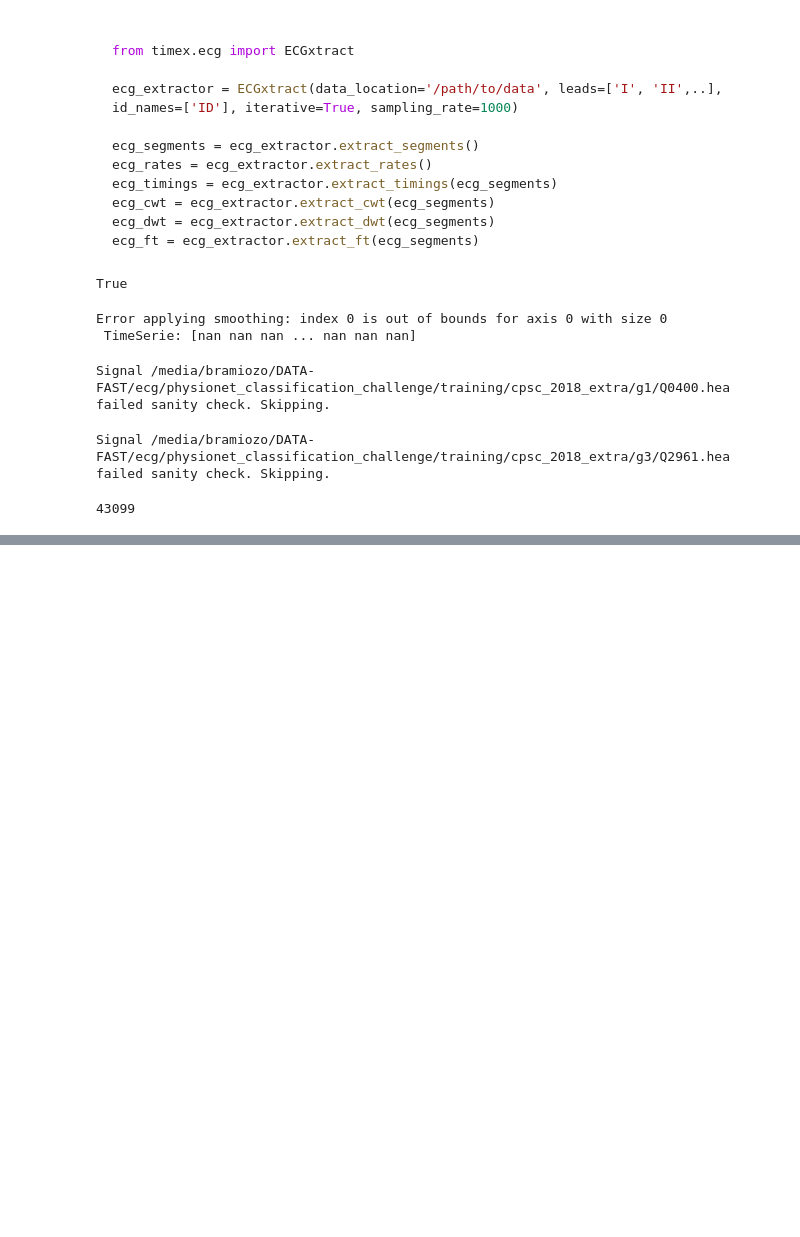
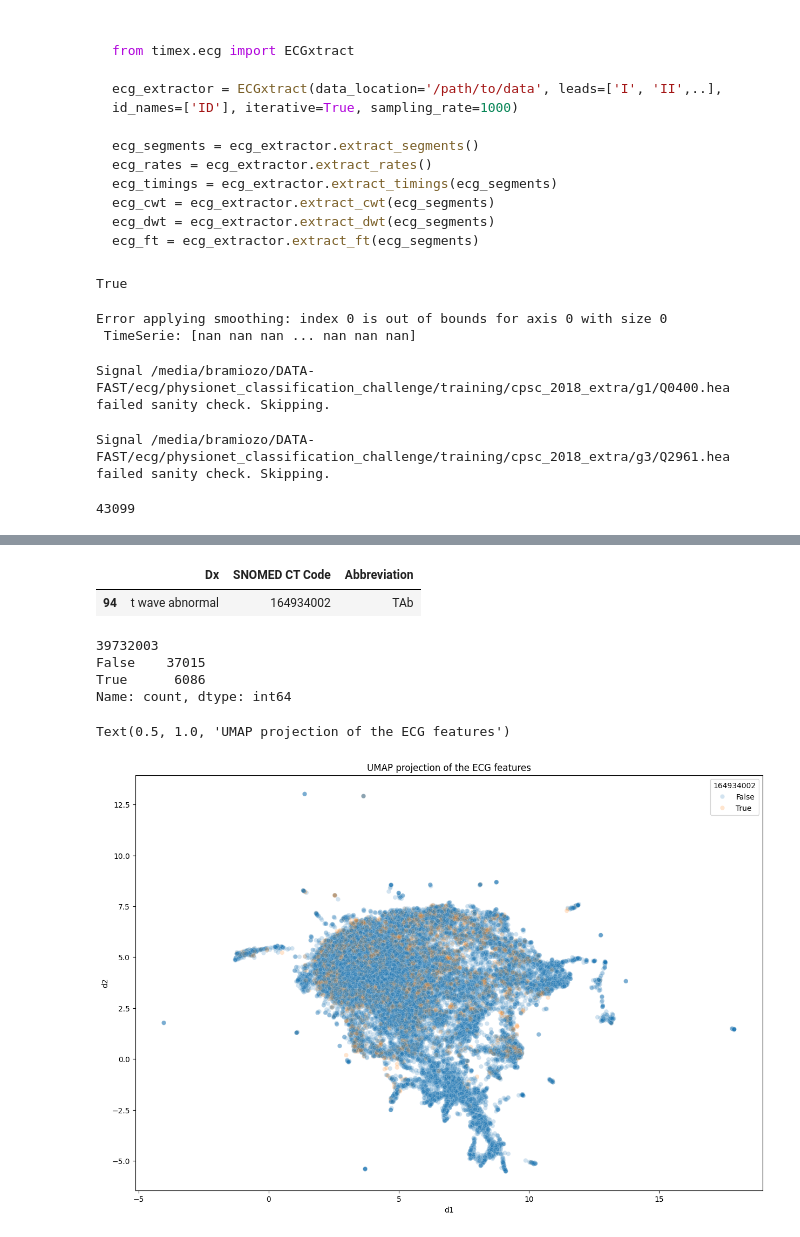
Before and after one commit to bramiozo/TimEx, a Jupyter notebook: sandbox/ECG_medxai.ipynb, the cells around one changed output, grey strips where cells are left out. Drawn from its saved outputs; the diff is of its cells as text; code cells hidden in the pictures; blank space fills up the shorter version.

```diff
--- a/sandbox/ECG_medxai.ipynb
+++ b/sandbox/ECG_medxai.ipynb
@@ -308,0 +310,17 @@ extractions_2d = le_pipe_euc.fit_transform(extractions_df[VAL_COLS].values)
+# %%
+collected_labels = [ls.split(",") for ls in extractions_2d_df['label'].unique()]
+label_set = set()
+for ls in collected_labels:
+    for l in ls:
+        label_set.add(l.strip())
+# %%
+extractions_2d_df[list(label_set)] = False
+# %%
+def get_label_bool(x):
+    bool_list = []
+    for label in list(label_set):
+        if label in x:
+            bool_list.append(True)
+        else:
+            bool_list.append(False)
+    return np.array(bool_list)
@@ -308,0 +347,3 @@ extractions_2d = le_pipe_euc.fit_transform(extractions_df[VAL_COLS].values)
+# %%
+extractions_2d_df.loc[:, list(label_set)] = \
+    np.vstack(extractions_2d_df['label'].apply(lambda x: get_label_bool(x)).tolist())
@@ -308,0 +366,20 @@ extractions_2d = le_pipe_euc.fit_transform(extractions_df[VAL_COLS].values)
+# %%
+dx_map[dx_map['SNOMED CT Code']=='164934002']
+# %% [output]
+|  | Dx | SNOMED CT Code | Abbreviation |
+| 94 | t wave abnormal | 164934002 | TAb |
+# %%
+extractions_2d_df['39732003'].value_counts()
+# %% [output]
+39732003
+False    37015
+True      6086
+Name: count, dtype: int64
+# %%
+import seaborn as sns
+plt.figure(figsize=(15, 10))
+sns.scatterplot(data=extractions_2d_df, x='d1', y='d2', hue='164934002', alpha=0.2, hue_order=[False, True])
+plt.title('UMAP projection of the ECG features')
+# %% [output]
+Text(0.5, 1.0, 'UMAP projection of the ECG features')
+[figure, added]
```
Also changed, not shown: parts of 7 cells of this notebook, 1 other file.
